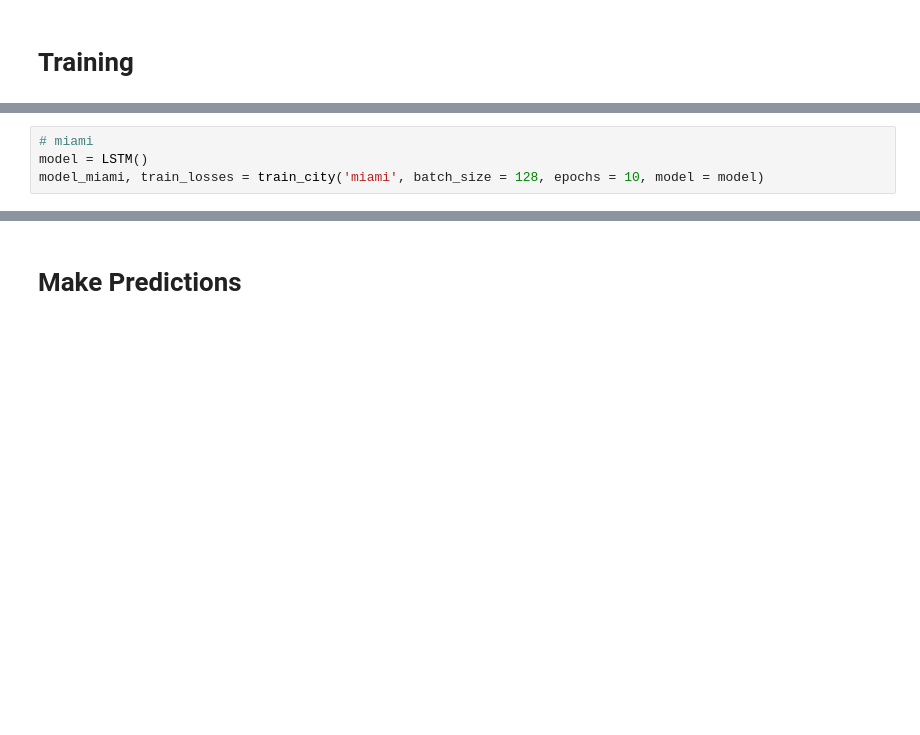
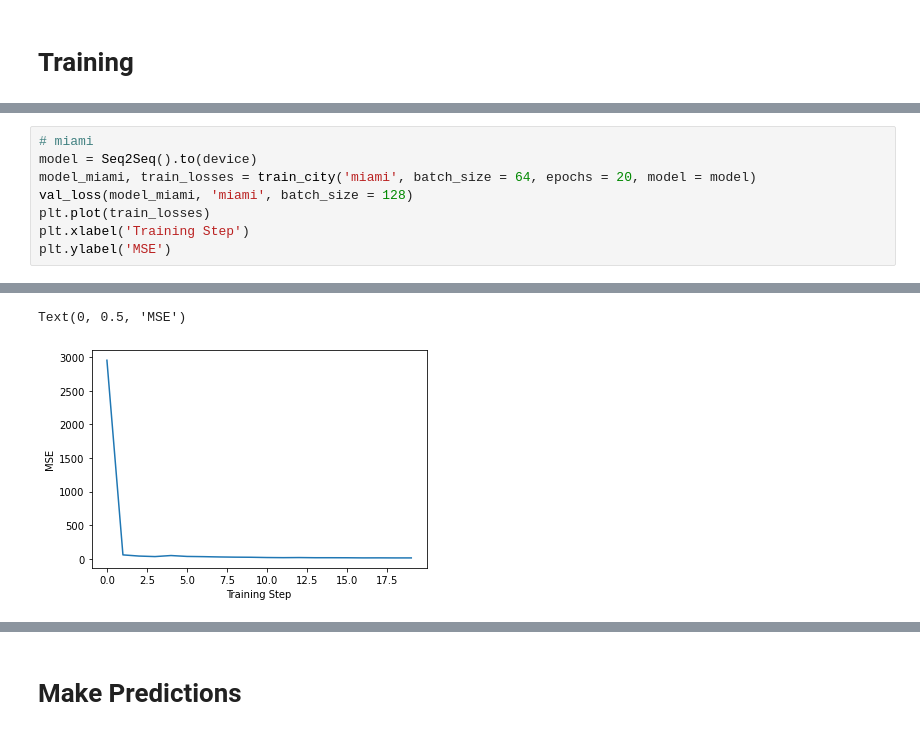
Before and after one commit to Lord-of-Bugs/UCSD-autonomous-vehicle-motion-forecasting-challenge, a Jupyter notebook: LSTM_Zhendong.ipynb, the cells around one changed output, grey strips where cells are left out. Saved outputs shown, nothing was run; the diff lists cells and outputs as text; blank space fills up the shorter version.

```diff
--- a/LSTM_Zhendong.ipynb
+++ b/LSTM_Zhendong.ipynb
@@ -305,5 +337,9 @@ epoch 9 trian loss: 0.0174283448011237
 # %%
 # miami
-model = LSTM()
-model_miami, train_losses = train_city('miami', batch_size = 128, epochs = 10, model = model)
+model = Seq2Seq().to(device)
+model_miami, train_losses = train_city('miami', batch_size = 64, epochs = 20, model = model)
+val_loss(model_miami, 'miami', batch_size = 128)
+plt.plot(train_losses)
+plt.xlabel('Training Step')
+plt.ylabel('MSE')
 # %% [output]
@@ -320,2 +363,4 @@ epoch 9 trian loss: 0.004679342127201645
+Text(0, 0.5, 'MSE')
+[figure, added]
 # %%
 # pittsburgh
```
Also changed, not shown: parts of 29 cells of this notebook, 5 other files.
